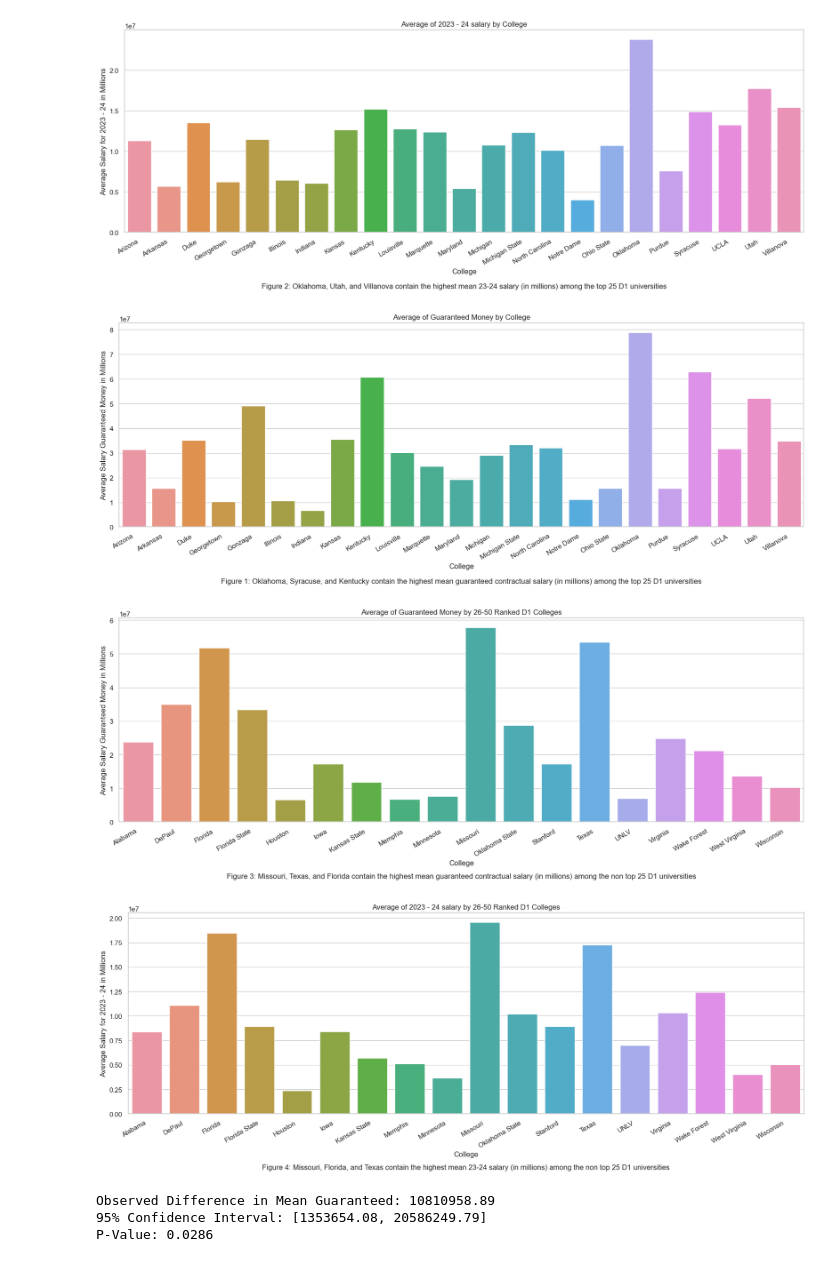
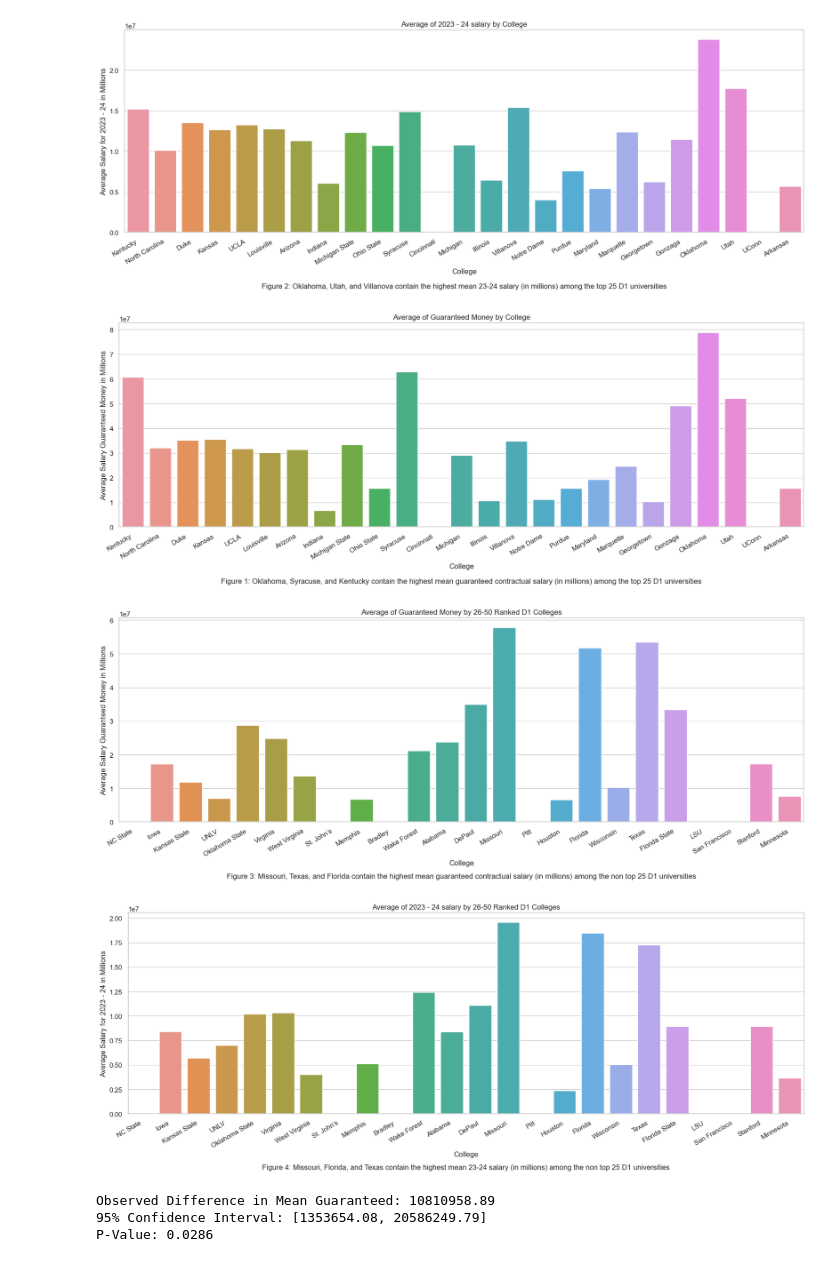
Before and after one commit to RDPJ04/Project-216, a Jupyter notebook: data.ipynb, the cells around one changed output. Saved outputs shown, nothing was run; the diff lists cells and outputs as text; code cells hidden in the pictures.

```diff
--- a/data.ipynb
+++ b/data.ipynb
@@ -25,7 +25,7 @@ APtop25_colleges = [
 round2_colleges = [
     "NC State", "Iowa", "Kansas State", "UNLV", "Oklahoma State",
     "Virginia", "West Virginia", "St. John’s", "Memphis", "Bradley",
-    "Wake Forest", "Alabama", "DePaul", "Missouri", "Wisconsin",
+    "Wake Forest", "Alabama", "DePaul", "Missouri",
     "Pitt", "Houston", "Florida", "Wisconsin", "Texas",
     "Florida State", "LSU", "San Francisco", "Stanford", "Minnesota"
 ]
@@ -41,6 +41,8 @@ nonn_top_25_colleges = main_data[main_data['college'].isin(round2_colleges)]
 # %%
 # Figure 1
 college_averages = top_25_colleges.groupby('college')['2023-24'].mean().reset_index()
+college_averages['college'] = pd.Categorical(college_averages['college'], categories=APtop25_colleges, ordered=True)
+college_averages = college_averages.sort_values('college')
 sns.set_theme(style="whitegrid")
 plt.figure(figsize=(20, 6))
 ax = sns.barplot(x='college', y='2023-24', data=college_averages)
@@ -52,13 +54,15 @@ plt.text(0.5, -0.25, "Figure 2: Oklahoma, Utah, and Villanova contain the highes
          fontsize=12, ha='center', va='top', transform=ax.transAxes)
 plt.show()
 # %% [output]
-[figure, old version]
+[figure, new version]
 # %%
 # Figure 2
-college_averages = top_25_colleges.groupby('college')['Guaranteed'].mean().reset_index()
+college_averages1 = top_25_colleges.groupby('college')['Guaranteed'].mean().reset_index()
+college_averages1['college'] = pd.Categorical(college_averages1['college'], categories=APtop25_colleges, ordered=True)
+college_averages1 = college_averages1.sort_values('college')
 sns.set_theme(style="whitegrid")
 plt.figure(figsize=(20, 6))
-ax = sns.barplot(x='college', y='Guaranteed', data=college_averages)
+ax = sns.barplot(x='college', y='Guaranteed', data=college_averages1)
 ax.set_title('Average of Guaranteed Money by College')
 ax.set_xlabel('College')
 ax.set_ylabel('Average Salary Guaranteed Money in Millions')
@@ -67,11 +71,13 @@ plt.text(0.5, -0.25, "Figure 1: Oklahoma, Syracuse, and Kentucky contain the hig
 plt.xticks(rotation=30, ha='right')
 plt.show()
 # %% [output]
-[figure, old version]
+[figure, new version]
 # %%
 #Shows 25-50 D1 universities plot for highest mean guaranteed contractual salary
 
 contractual_non25 = nonn_top_25_colleges.groupby('college')['Guaranteed'].mean().reset_index()
+contractual_non25['college'] = pd.Categorical(contractual_non25['college'], categories=round2_colleges, ordered=True)
+contractual_non25 = contractual_non25.sort_values('college')
 sns.set_theme(style="whitegrid")
 plt.figure(figsize=(20, 6))
 ax = sns.barplot(x='college', y='Guaranteed', data=contractual_non25)
@@ -84,24 +90,26 @@ plt.text(0.5, -0.25, "Figure 3: Missouri, Texas, and Florida contain the highest
 
 plt.show()
 # %% [output]
-[figure, old version]
+[figure, new version]
 # %%
 #Shows 25-50 D1 universities plot for highest mean seasonal 23-24 salary
 
 seasonal_non25 = nonn_top_25_colleges.groupby('college')['2023-24'].mean().reset_index()
+seasonal_non25['college'] = pd.Categorical(seasonal_non25['college'], categories=round2_colleges, ordered=True)
+seasonal_non25 = seasonal_non25.sort_values('college')
 sns.set_theme(style="whitegrid")
 plt.figure(figsize=(20, 6))
 ax = sns.barplot(x='college', y='2023-24', data=seasonal_non25)
 ax.set_title('Average of 2023 - 24 salary by 26-50 Ranked D1 Colleges')
 ax.set_xlabel('College')
 ax.set_ylabel('Average Salary for 2023 - 24 in Millions')
 plt.xticks(rotation=30, ha='right')
 plt.text(0.5, -0.25, "Figure 4: Missouri, Florida, and Texas contain the highest mean 23-24 salary (in millions) among the non top 25 D1 universities",
          fontsize=12, ha='center', va='top', transform=ax.transAxes)
 
 plt.show()
 # %% [output]
-[figure, old version]
+[figure, new version]
 # %%
 # Bootstrap Function
 def bootstrap_diff_means(data1, data2, n_iterations):
```
Also changed, not shown: 4 other files.
